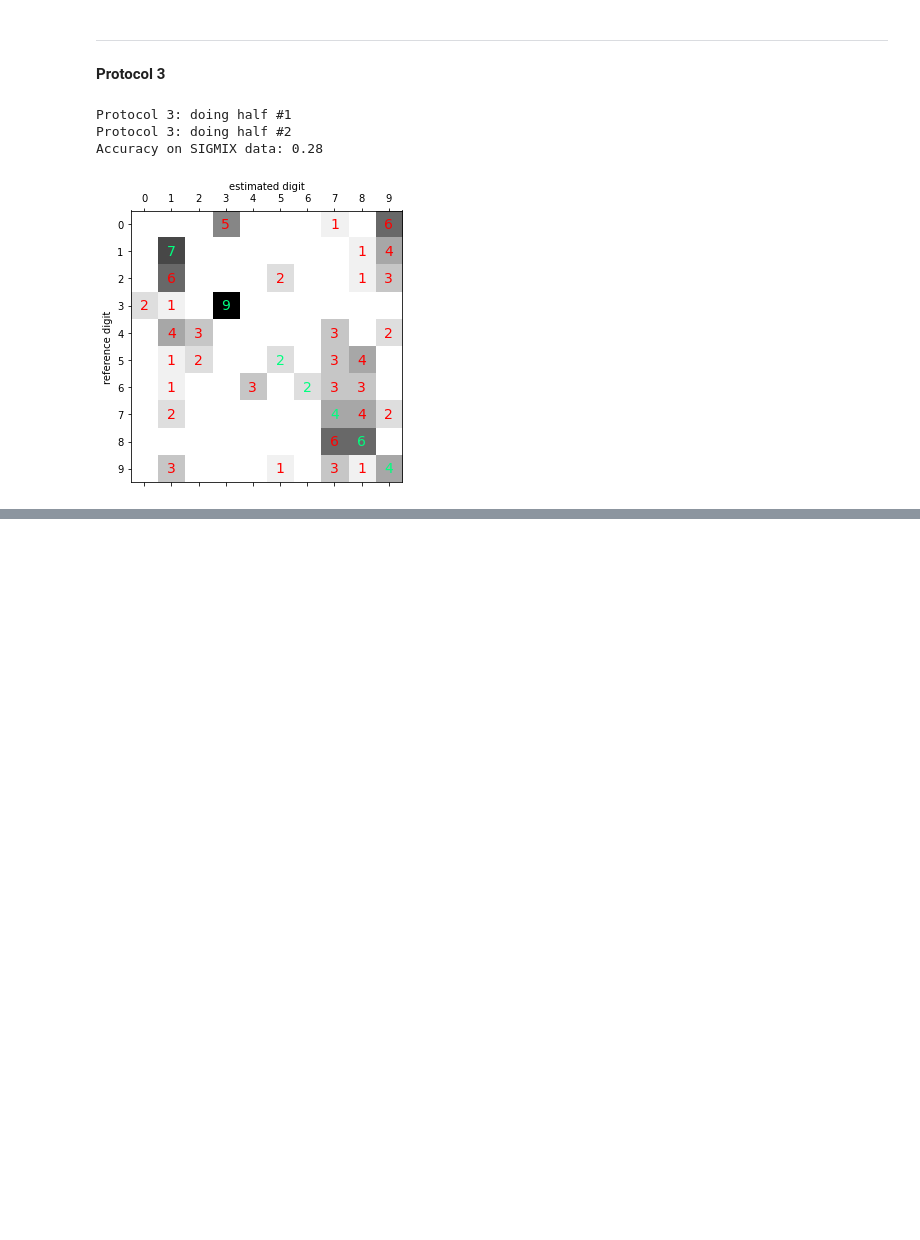
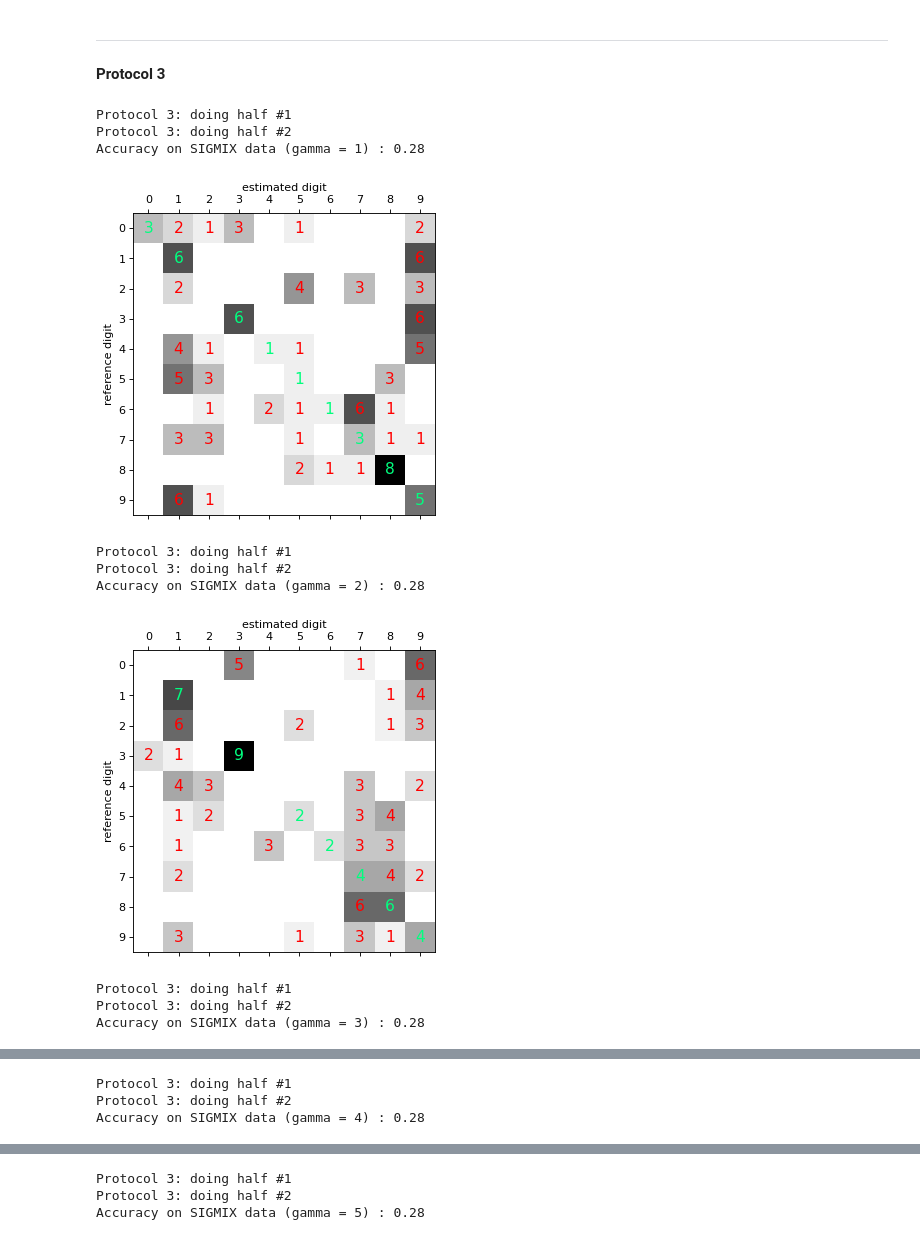
Before and after one commit to littlebuzzybee/TSIA206-TP2, a Jupyter notebook: TP_DTW_speech_recognition_LY_PERSONNAZ.ipynb, the cells around one changed output, grey strips where cells are left out. Saved outputs shown, nothing was run; the diff lists cells and outputs as text; code cells hidden in the pictures; blank space fills up the shorter version.

```diff
--- a/TP_DTW_speech_recognition_LY_PERSONNAZ.ipynb
+++ b/TP_DTW_speech_recognition_LY_PERSONNAZ.ipynb
@@ -844,5 +864,3 @@ file_path_SIG2 = "./Data/SIG2/"
 n_reps_SIG2 = 6
 numbers_SIG2 = load_numbers(file_path_SIG2, n_reps_SIG2)
 vectors_SIG2 = compute_cc(numbers_SIG2, n_reps_SIG2)
-confusion_SIG2, accuracy_SIG2, D_SIG2 = evaluation_recognition(vectors_SIG2, 2, 1)
-print(f"Accuracy on SIG2 data: {accuracy_SIG2:.2f}")
@@ -857,0 +867,5 @@ plot_conf_mat(confusion_SIG2)
+# %%
+for gamma in [1,2,3,4,5]:
+    confusion_SIG2, accuracy_SIG2, D_SIG2 = evaluation_recognition(vectors_SIG2, gamma, 1)
+    print(f"Accuracy on SIG2 data (gamma = {gamma}): {accuracy_SIG2:.2f}")
+    plot_conf_mat(confusion_SIG2)
@@ -860,8 +912,10 @@ plot_conf_mat(confusion_SIG2)
 
 **Protocol 2**
 # %%
-confusion_SIG, accuracy_SIG, D_SIG = evaluation_recognition(vectors_SIG, 2, 2)
-print(f"Accuracy on SIG data: {accuracy_SIG:.2f}")
+for gamma in [1,2,3,4,5]:
+    confusion_SIG, accuracy_SIG, D_SIG = evaluation_recognition(vectors_SIG, gamma, 2)
+    print(f"Accuracy on SIG data (gamma = {gamma}) : {accuracy_SIG:.2f}")
+    plot_conf_mat(confusion_SIG)
 # %% [output]
 Protocol 2: doing fold 1/12
 Protocol 2: doing fold 2/12
@@ -883,6 +990,8 @@ plot_conf_mat(confusion_SIG)
 # %%
-confusion_SIG2, accuracy_SIG2, D_SIG2 = evaluation_recognition(vectors_SIG2, 2, 2)
-print(f"Accuracy on SIG2 data: {accuracy_SIG2:.2f}")
+for gamma in [1,2,3,4,5]:
+    confusion_SIG2, accuracy_SIG2, D_SIG2 = evaluation_recognition(vectors_SIG2, gamma, 2)
+    print(f"Accuracy on SIG2 data (gamma = {gamma}): {accuracy_SIG2:.2f}")
+    plot_conf_mat(confusion_SIG2)
 # %% [output]
 Protocol 2: doing fold 1/6
 Protocol 2: doing fold 2/6
@@ -905,11 +1047,19 @@ n_reps_SIGMIX = 12
 numbers_SIGMIX = load_numbers(file_path_SIGMIX, n_reps_SIGMIX)
 vectors_SIGMIX = compute_cc(numbers_SIGMIX, n_reps_SIGMIX)
 # %%
-confusion_SIGMIX, accuracy_SIGMIX, D_SIGMIX = evaluation_recognition(vectors_SIGMIX, 2, 3)
-print(f"Accuracy on SIGMIX data: {accuracy_SIGMIX:.2f}")
-plot_conf_mat(confusion_SIGMIX)
+for gamma in [1,2,3,4,5]:
+    confusion_SIGMIX, accuracy_SIGMIX, D_SIGMIX = evaluation_recognition(vectors_SIGMIX, gamma, 3)
+    print(f"Accuracy on SIGMIX data (gamma = {gamma}) : {accuracy_SIGMIX:.2f}")
+    plot_conf_mat(confusion_SIGMIX)
 # %% [output]
 Protocol 3: doing half #1
 Protocol 3: doing half #2
-Accuracy on SIGMIX data: 0.28
+Accuracy on SIGMIX data (gamma = 1) : 0.28
-[figure, old version]
+[figure, new version]
+Protocol 3: doing half #1
+Protocol 3: doing half #2
+Accuracy on SIGMIX data (gamma = 2) : 0.28
+[figure, added]
+Protocol 3: doing half #1
+Protocol 3: doing half #2
+Accuracy on SIGMIX data (gamma = 3) : 0.28
@@ -915,0 +1067,3 @@ Accuracy on SIGMIX data: 0.28
+Protocol 3: doing half #1
+Protocol 3: doing half #2
+Accuracy on SIGMIX data (gamma = 4) : 0.28
@@ -915,0 +1071,3 @@ Accuracy on SIGMIX data: 0.28
+Protocol 3: doing half #1
+Protocol 3: doing half #2
+Accuracy on SIGMIX data (gamma = 5) : 0.28
```
Also changed, not shown: parts of 30 cells of this notebook.
